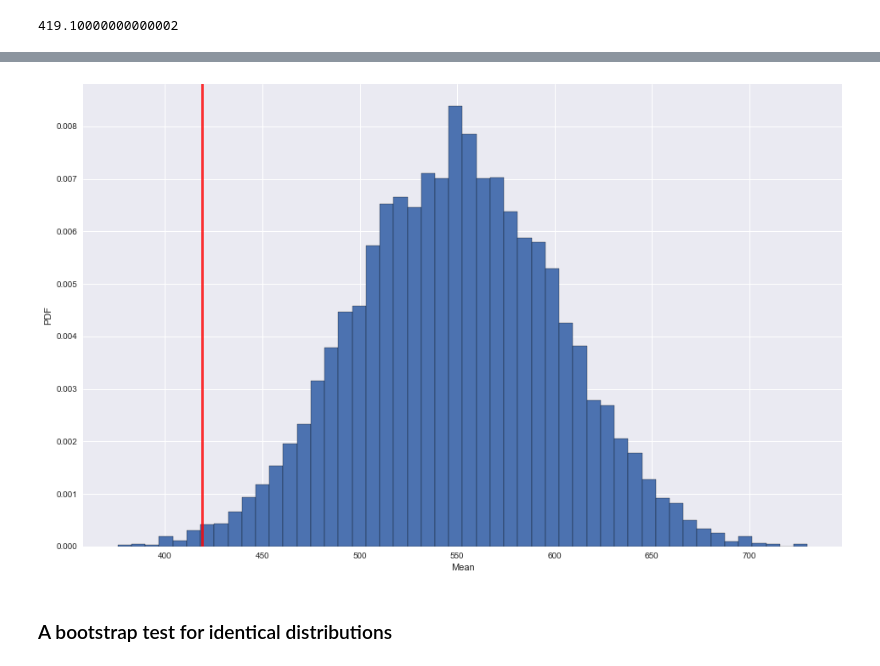
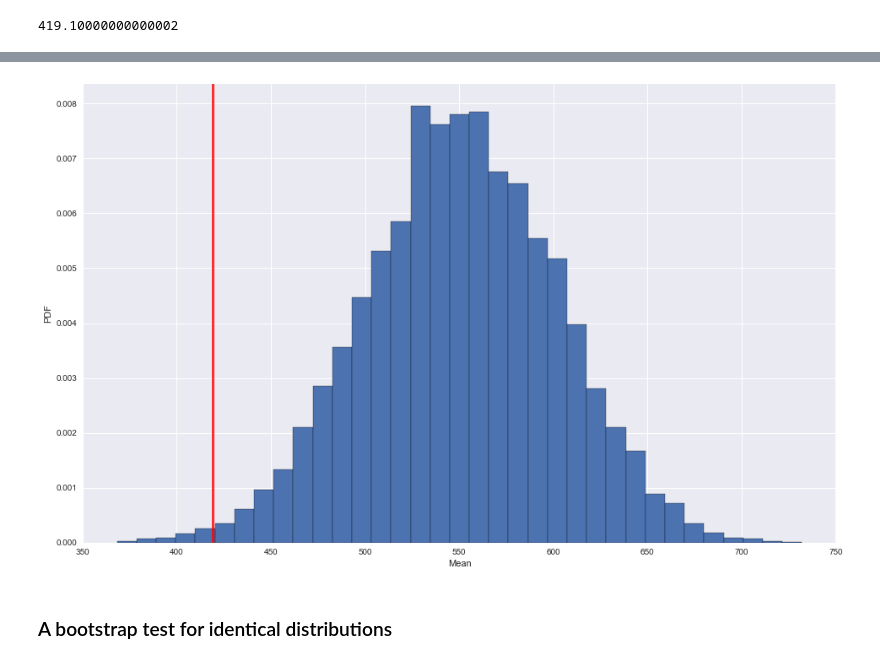
Before and after one commit to wsurles/datacamp_courses, a Jupyter notebook: python_courses/statistical_thinking_in_python_part_2/statistical_thinking_in_python_part_2.ipynb, the cells around one changed output, grey strips where cells are left out. Saved outputs shown, nothing was run; the diff lists cells and outputs as text; code cells hidden in the pictures.

```diff
--- a/python_courses/statistical_thinking_in_python_part_2/statistical_thinking_in_python_part_2.ipynb
+++ b/python_courses/statistical_thinking_in_python_part_2/statistical_thinking_in_python_part_2.ipynb
@@ -102,6 +102,27 @@ def pearson_r(x, y):
 
     # Return entry [0,1]
     return corr_mat[0,1]
+
+def plot_hist_and_stat(replicates, test_stat):
+
+    # Make a histogram of the results
+    plt.figure(figsize=(16,10))
+
+    plt.hist(
+        replicates,
+        edgecolor = 'k',
+        bins = 35,
+        normed = True)
+
+    plt.axvline(
+        x = test_stat,
+        color = 'red',
+        linewidth = 3,
+        alpha = .8)
+
+    plt.ylabel('PDF')
+
+    return plt
 # %% [markdown]
 # Parameter estimation by optimization
 # %% [markdown]
@@ -1151,24 +1151,10 @@ p =  0.0052
 # %%
 # Make a histogram of the results
-plt.figure(figsize=(16,10))
-
-plt.hist(
-    bs_replicates,
-    edgecolor = 'k',
-    bins = 50,
-    normed = True)
-
-plt.axvline(
-    x = np.mean(force_b),
-    color = 'red',
-    linewidth = 3,
-    alpha = .8)
-
+plot_hist_and_stat(bs_replicates, np.mean(force_b))
 plt.xlabel('Mean')
-plt.ylabel('PDF')
 plt.show()
 # %% [output]
-[figure, old version]
+[figure, new version]
 # %% [markdown]
 ### A bootstrap test for identical distributions
 # %%
```
Also changed, not shown: parts of 36 cells of this notebook, 2 other files.
